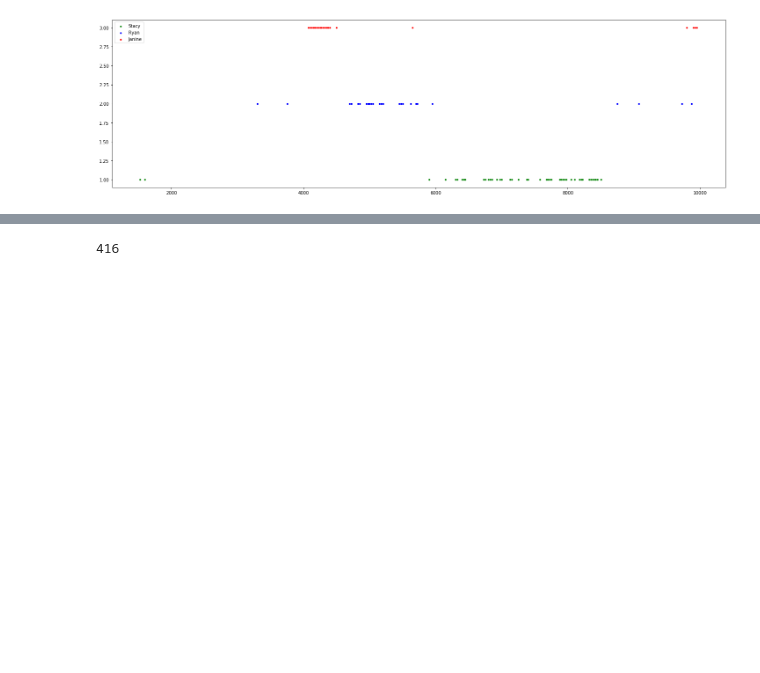
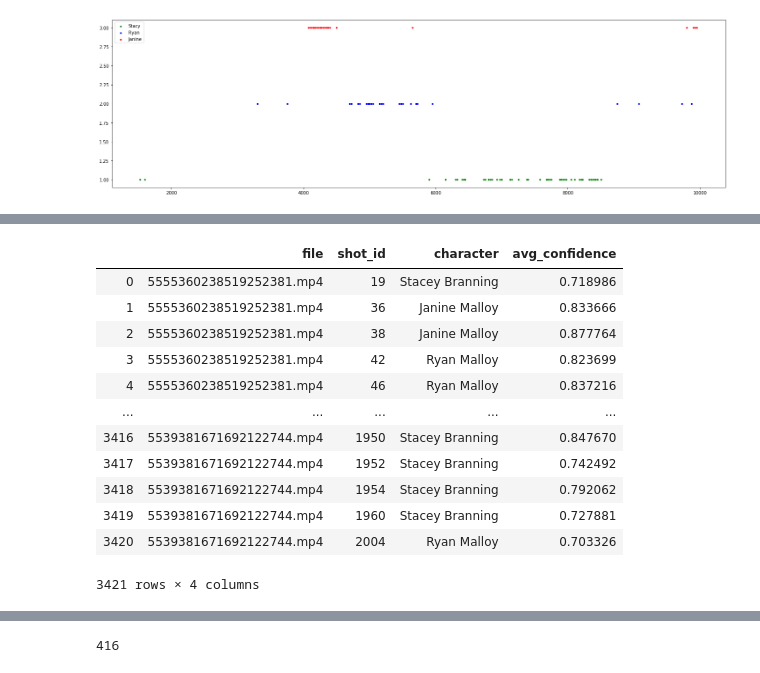
Before and after one commit to MeMAD-project/trecvid-vsum, a Jupyter notebook: facerec_segment/facerec_segmentation.ipynb, the cells around one changed output, grey strips where cells are left out. Cells and saved outputs as stored; diff of their text form; code cells hidden in the pictures; blank space fills up the shorter version.

```diff
--- a/facerec_segment/facerec_segmentation.ipynb
+++ b/facerec_segment/facerec_segmentation.ipynb
@@ -139,5 +175,6 @@ df_cut = df[df.confidence > cut]
 # %%
 recs = {f:set() for f in df.file.unique()}
+kept = {}
 for i, e in df_cut.iterrows():
     file = e['file']
     k = find_prev(shots_starts[file], e['second'])
@@ -145,6 +182,10 @@ for i, e in df_cut.iterrows():
     recs[file].add(k)
     recs[file].add(k+1)
 
+    if (file, k, e['character']) not in kept:
+        kept[(file, k, e['character'])] = []
+    kept[(file, k, e['character'])].append(e['confidence'])
+
     if add == 2:
         recs[file].add(k-2)
         recs[file].add(k+2)
@@ -153,0 +199,23 @@ for i, e in df_cut.iterrows():
+# %%
+data_kept = []
+for k in kept:
+    file, shot_id, character = k
+    data_kept.append((file, shot_id, character, sum(kept[k])/len(kept[k])))
+# %%
+df_kept = pd.DataFrame(data_kept, columns=['file', 'shot_id', 'character', 'avg_confidence'])
+# %%
+df_kept
+# %% [output]
+|  | file | shot_id | character | avg_confidence |
+| 0 | 5555360238519252381.mp4 | 19 | Stacey Branning | 0.718986 |
+| 1 | 5555360238519252381.mp4 | 36 | Janine Malloy | 0.833666 |
+| 2 | 5555360238519252381.mp4 | 38 | Janine Malloy | 0.877764 |
+| 3 | 5555360238519252381.mp4 | 42 | Ryan Malloy | 0.823699 |
+| 4 | 5555360238519252381.mp4 | 46 | Ryan Malloy | 0.837216 |
+| ... | ... | ... | ... | ... |
+| 3416 | 5539381671692122744.mp4 | 1950 | Stacey Branning | 0.847670 |
+| 3417 | 5539381671692122744.mp4 | 1952 | Stacey Branning | 0.742492 |
+| 3418 | 5539381671692122744.mp4 | 1954 | Stacey Branning | 0.792062 |
+| 3419 | 5539381671692122744.mp4 | 1960 | Stacey Branning | 0.727881 |
+| 3420 | 5539381671692122744.mp4 | 2004 | Ryan Malloy | 0.703326 |
+3421 rows × 4 columns
```
Also changed, not shown: parts of 10 cells of this notebook, 42 other files.
